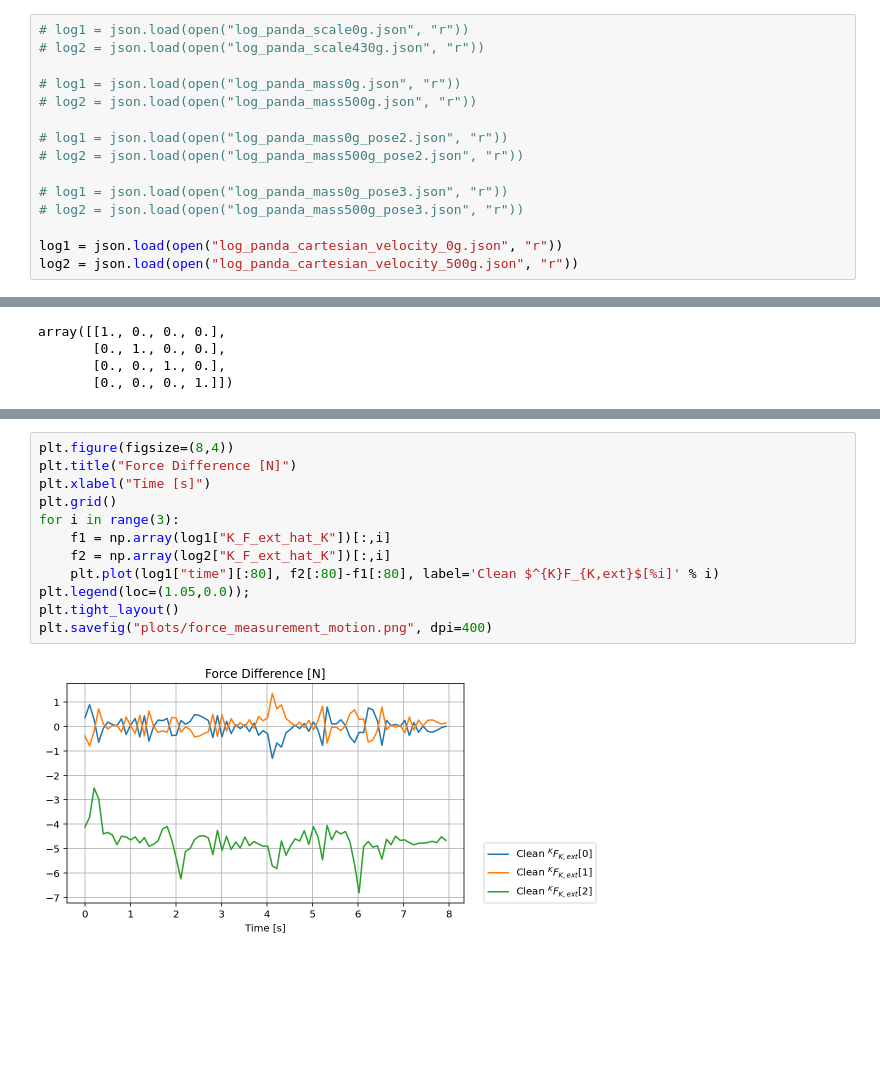
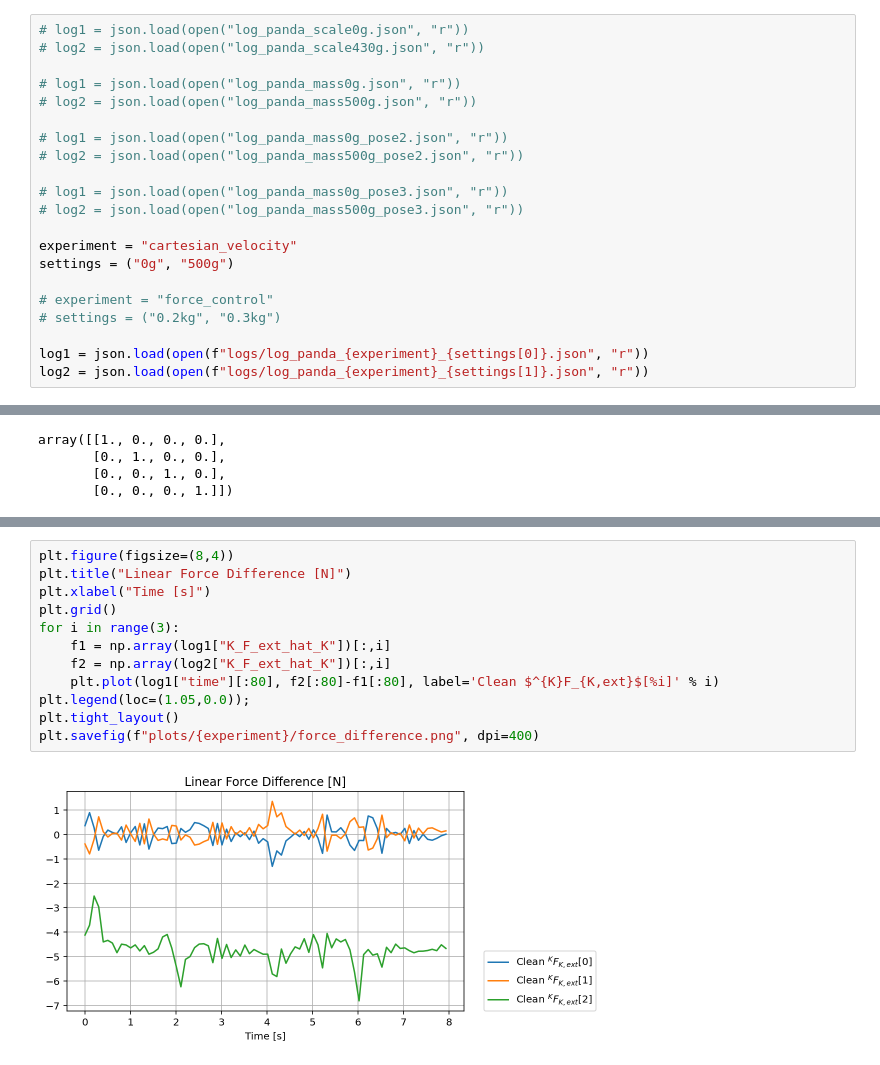
Before and after one commit to eric-heiden/panda-force, a Jupyter notebook: Plot Forces.ipynb, the cells around one changed output, grey strips where cells are left out. Cells and saved outputs as stored; diff of their text form; blank space fills up the shorter version.

```diff
--- a/Plot Forces.ipynb
+++ b/Plot Forces.ipynb
@@ -17,8 +17,14 @@ set_matplotlib_formats('retina')
 # log1 = json.load(open("log_panda_mass0g_pose3.json", "r"))
 # log2 = json.load(open("log_panda_mass500g_pose3.json", "r"))
 
-log1 = json.load(open("log_panda_cartesian_velocity_0g.json", "r"))
-log2 = json.load(open("log_panda_cartesian_velocity_500g.json", "r"))
+experiment = "cartesian_velocity"
+settings = ("0g", "500g")
+
+# experiment = "force_control"
+# settings = ("0.2kg", "0.3kg")
+
+log1 = json.load(open(f"logs/log_panda_{experiment}_{settings[0]}.json", "r"))
+log2 = json.load(open(f"logs/log_panda_{experiment}_{settings[1]}.json", "r"))
 # %%
 np.array(log1['EE_T_K'][0]).reshape((4,4))
 # %% [output]
@@ -82,17 +90,17 @@ visualize2("K_F_ext_hat_K",
 # %%
 plt.figure(figsize=(8,4))
-plt.title("Force Difference [N]")
+plt.title("Linear Force Difference [N]")
 plt.xlabel("Time [s]")
 plt.grid()
 for i in range(3):
     f1 = np.array(log1["K_F_ext_hat_K"])[:,i]
     f2 = np.array(log2["K_F_ext_hat_K"])[:,i]
     plt.plot(log1["time"][:80], f2[:80]-f1[:80], label='Clean $^{K}F_{K,ext}$[%i]' % i)
 plt.legend(loc=(1.05,0.0));
 plt.tight_layout()
-plt.savefig("plots/force_measurement_motion.png", dpi=400)
+plt.savefig(f"plots/{experiment}/force_difference.png", dpi=400)
 # %% [output]
-[figure, old version]
+[figure, new version]
 # %%
 visualize2("O_F_ext_hat_K",
           "External wrench relative to base frame",
```
Also changed, not shown: parts of 8 cells of this notebook, 31 other files.
